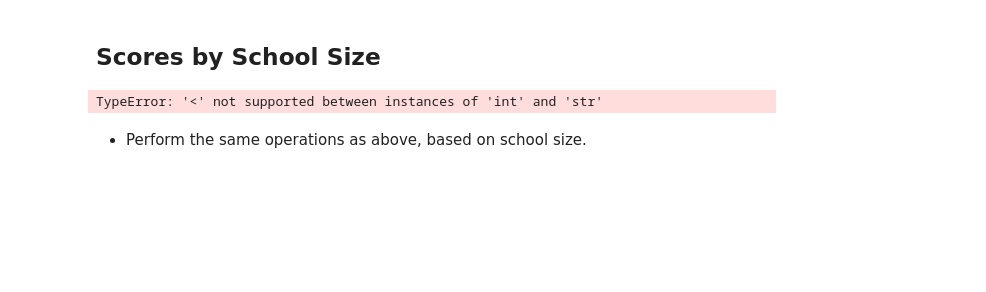
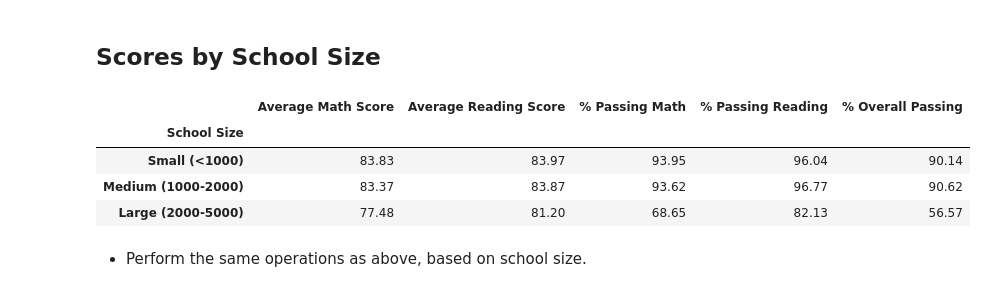
Before and after one commit to byronpineda225/pandas-challenge, a Jupyter notebook: PyCitySchools/PyCitySchools_starter.ipynb, the cells around one changed output. Drawn from its saved outputs; the diff is of its cells as text; code cells hidden in the pictures; blank space fills up the shorter version.

```diff
--- a/PyCitySchools/PyCitySchools_starter.ipynb
+++ b/PyCitySchools/PyCitySchools_starter.ipynb
@@ -359,18 +402,62 @@ TypeError: '<' not supported between instances of 'int' and 'str'
 # %% [markdown]
 ## Scores by School Size
-# %%
-# Scores by School Size
-# Create bins to sort by school size
-bins = [0, 1000, 2000, 5000]
-group_titles = ["Small (<1000)", "Medium (1000-2000)", "Large (2000-5000)"]
-
-scoresbyschoolsize = school_summary_df[["Total Students", "Average Math Score", "Average Reading Score",
-                                               "% Passing Math", "% Passing Reading", "% Overall Passing"
-                                      ]]
-
-scoresbyschoolsize["School Size"] = pd.cut(scoresbyschoolsize["Total Students"], bins, labels=group_titles)
-scoresbyschoolsize = scoresbyschoolsize.groupby("School Size")
-# %% [output]
-TypeError: '<' not supported between instances of 'int' and 'str'
+# %%
+# Scores by School Size
+# Create bins to sort by school size
+bins = [0, 1000, 2000, 5000]
+group_names = ["Small (<1000)", "Medium (1000-2000)", "Large (2000-5000)"]
+
+
+# Create the new column adding it to dataframe
+school_data_complete["School Size"] = pd.cut(school_data_complete["size"], bins, labels = group_names, include_lowest=True)
+#print(school_data_complete)
+
+# group by the newly added by school size
+by_school_size = school_data_complete.groupby("School Size")
+#by_school_size.count()
+
+# Calculate the required averages and percentages.
+average_math_score = by_school_size["math_score"].mean()
+#print(average_math_score)
+
+average_reading_score = by_school_size["reading_score"].mean()
+#print(average_reading_score)
+
+percent_pass_math = school_data_complete.loc[school_data_complete["math_score"] >= 70].groupby("School Size")["Student ID"].count()/by_school_size["Student ID"].count()
+#print(percent_pass_math)
+
+percent_pass_reading = school_data_complete.loc[school_data_complete["reading_score"] >= 70].groupby("School Size")['Student ID'].count()/by_school_size["Student ID"].count()
+#print(percent_pass_reading)
+
+percent_overall_pass = school_data_complete.loc[(school_data_complete["math_score"] >= 70) &
+        (school_data_complete["reading_score"] >= 70)].groupby("School Size")["Student ID"].count()/by_school_size["Student ID"].count()
+#print(percent_overall_pass)
+
+
+# Build the new dataframe
+scores_by_school_size = pd.DataFrame({
+                                          "Average Math Score": average_math_score,
+                                          "Average Reading Score": average_reading_score,
+                                          "% Passing Math": percent_pass_math*100,
+                                          "% Passing Reading": percent_pass_reading*100,
+                                          "% Overall Passing": percent_overall_pass*100
+                                         })
+
+scores_by_school_size.index.name = "School Size"
+
+# Create the displayed data cleaner formatting
+scores_by_school_size["Average Math Score"] = scores_by_school_size["Average Math Score"].map("{:.2f}".format)
+scores_by_school_size["Average Reading Score"] = scores_by_school_size["Average Reading Score"].map("{:.2f}".format)
+scores_by_school_size["% Passing Math"] = scores_by_school_size["% Passing Math"].map("{:.2f}".format)
+scores_by_school_size["% Passing Reading"] = scores_by_school_size["% Passing Reading"].map("{:.2f}".format)
+scores_by_school_size["% Overall Passing"] = scores_by_school_size["% Overall Passing"].map("{:.2f}".format)
+
+scores_by_school_size
+# %% [output]
+|  | Average Math Score | Average Reading Score | % Passing Math | % Passing Reading | % Overall Passing |
+| School Size |  |  |  |  |  |
+| Small (<1000) | 83.83 | 83.97 | 93.95 | 96.04 | 90.14 |
+| Medium (1000-2000) | 83.37 | 83.87 | 93.62 | 96.77 | 90.62 |
+| Large (2000-5000) | 77.48 | 81.20 | 68.65 | 82.13 | 56.57 |
 # %% [markdown]
 * Perform the same operations as above, based on school size.
```
Also changed, not shown: parts of 13 cells of this notebook.
